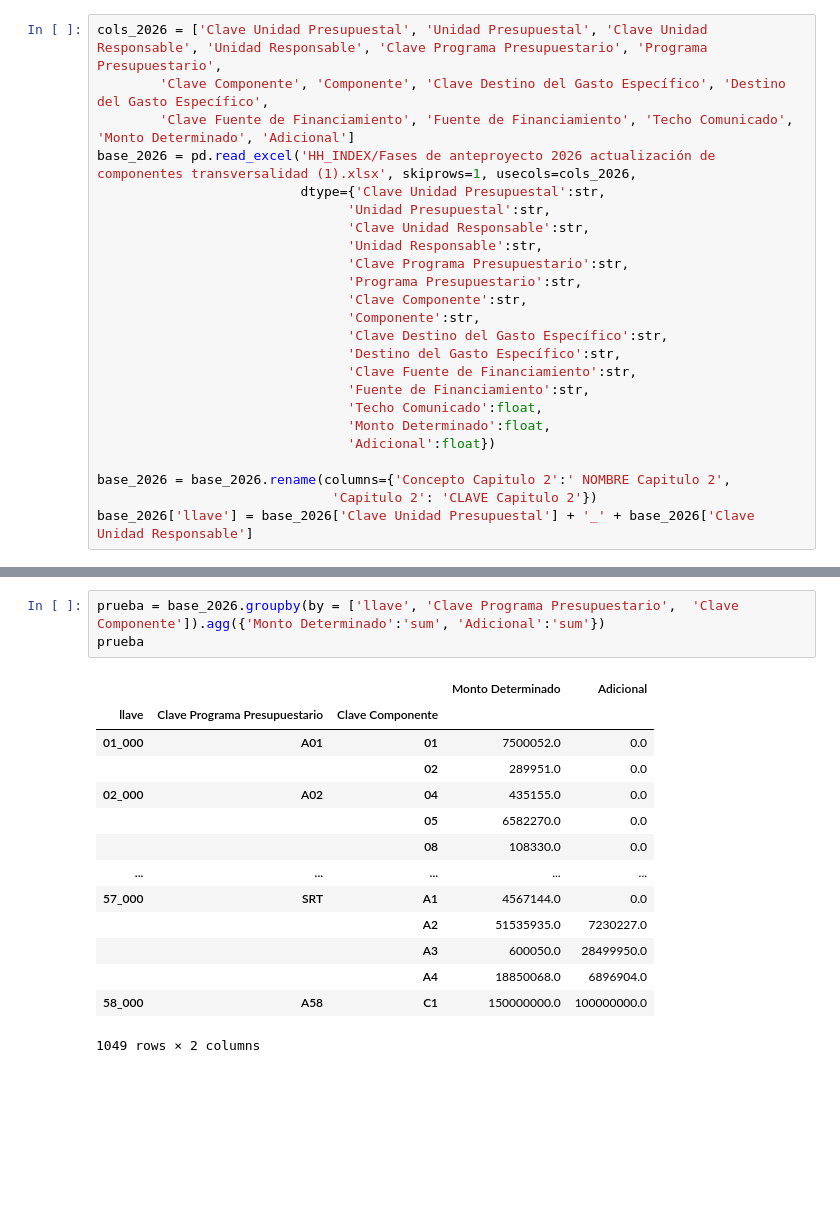
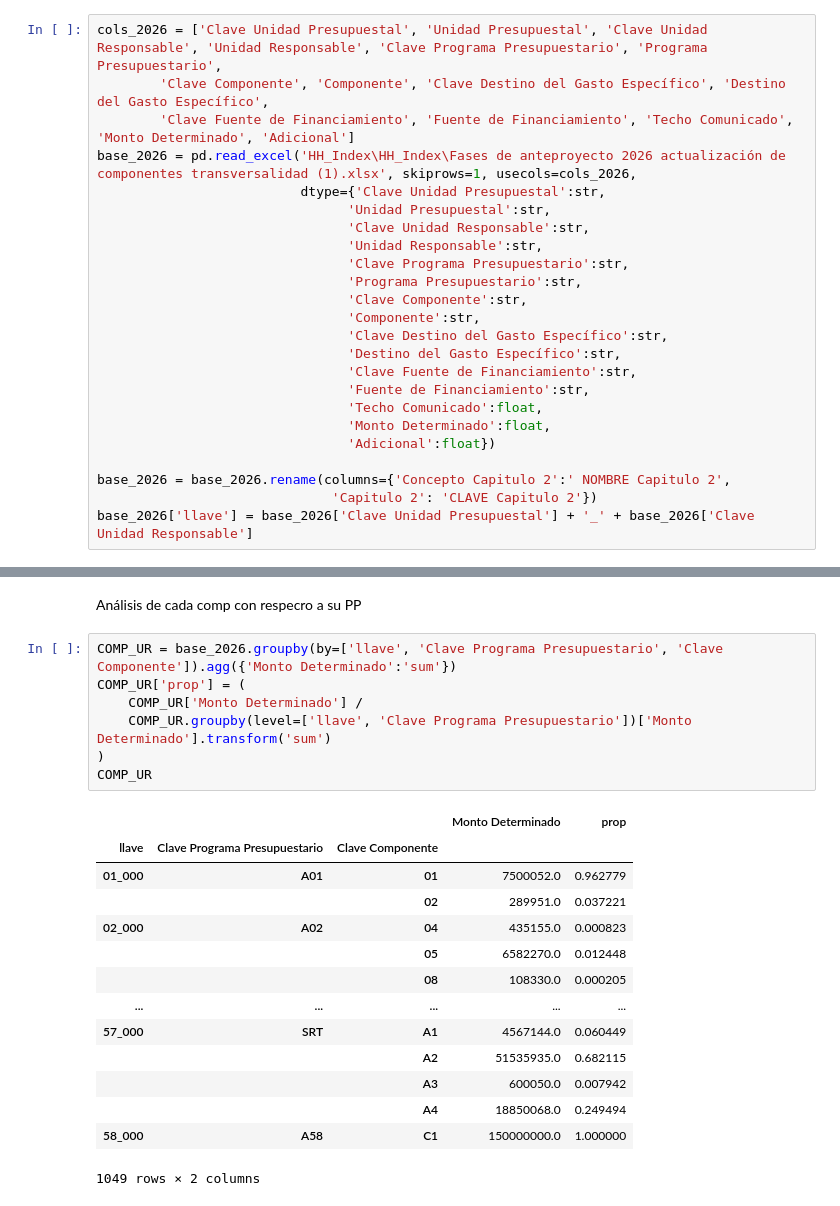
Before and after one commit to yaircardenas1374/HH_Index, a Jupyter notebook: HH_Index.ipynb, the cells around one changed output, grey strips where cells are left out. Drawn from its saved outputs; the diff is of its cells as text; blank space fills up the shorter version.

```diff
--- a/HH_Index.ipynb
+++ b/HH_Index.ipynb
@@ -8,7 +10,7 @@ os.chdir('/Users/yaircardenasavila/Desktop/Github_repo')
 cols_2026 = ['Clave Unidad Presupuestal', 'Unidad Presupuestal', 'Clave Unidad Responsable', 'Unidad Responsable', 'Clave Programa Presupuestario', 'Programa Presupuestario',
         'Clave Componente', 'Componente', 'Clave Destino del Gasto Específico', 'Destino del Gasto Específico',
         'Clave Fuente de Financiamiento', 'Fuente de Financiamiento', 'Techo Comunicado', 'Monto Determinado', 'Adicional']
-base_2026 = pd.read_excel('HH_INDEX/Fases de anteproyecto 2026 actualización de componentes transversalidad (1).xlsx', skiprows=1, usecols=cols_2026,
+base_2026 = pd.read_excel('HH_Index\HH_Index\Fases de anteproyecto 2026 actualización de componentes transversalidad (1).xlsx', skiprows=1, usecols=cols_2026,
                           dtype={'Clave Unidad Presupuestal':str,
                                 'Unidad Presupuestal':str,
                                 'Clave Unidad Responsable':str,
@@ -31,18 +78,24 @@ base_2026['llave'] = base_2026['Clave Unidad Presupuestal'] + '_' + base_2026['C
+# %% [markdown]
+Análisis de cada comp con respecro a su PP
 # %%
-prueba = base_2026.groupby(by = ['llave', 'Clave Programa Presupuestario',  'Clave Componente']).agg({'Monto Determinado':'sum', 'Adicional':'sum'})
-prueba
+COMP_UR = base_2026.groupby(by=['llave', 'Clave Programa Presupuestario', 'Clave Componente']).agg({'Monto Determinado':'sum'})
+COMP_UR['prop'] = (
+    COMP_UR['Monto Determinado'] /
+    COMP_UR.groupby(level=['llave', 'Clave Programa Presupuestario'])['Monto Determinado'].transform('sum')
+)
+COMP_UR
 # %% [output]
-|  |  |  | Monto Determinado | Adicional |
+|  |  |  | Monto Determinado | prop |
 | llave | Clave Programa Presupuestario | Clave Componente |  |  |
-| 01_000 | A01 | 01 | 7500052.0 | 0.0 |
-|  |  | 02 | 289951.0 | 0.0 |
-| 02_000 | A02 | 04 | 435155.0 | 0.0 |
-|  |  | 05 | 6582270.0 | 0.0 |
-|  |  | 08 | 108330.0 | 0.0 |
+| 01_000 | A01 | 01 | 7500052.0 | 0.962779 |
+|  |  | 02 | 289951.0 | 0.037221 |
+| 02_000 | A02 | 04 | 435155.0 | 0.000823 |
+|  |  | 05 | 6582270.0 | 0.012448 |
+|  |  | 08 | 108330.0 | 0.000205 |
 | ... | ... | ... | ... | ... |
-| 57_000 | SRT | A1 | 4567144.0 | 0.0 |
-|  |  | A2 | 51535935.0 | 7230227.0 |
-|  |  | A3 | 600050.0 | 28499950.0 |
-|  |  | A4 | 18850068.0 | 6896904.0 |
-| 58_000 | A58 | C1 | 150000000.0 | 100000000.0 |
+| 57_000 | SRT | A1 | 4567144.0 | 0.060449 |
+|  |  | A2 | 51535935.0 | 0.682115 |
+|  |  | A3 | 600050.0 | 0.007942 |
+|  |  | A4 | 18850068.0 | 0.249494 |
+| 58_000 | A58 | C1 | 150000000.0 | 1.000000 |
 1049 rows × 2 columns
```
Also changed, not shown: parts of 7 cells of this notebook.
